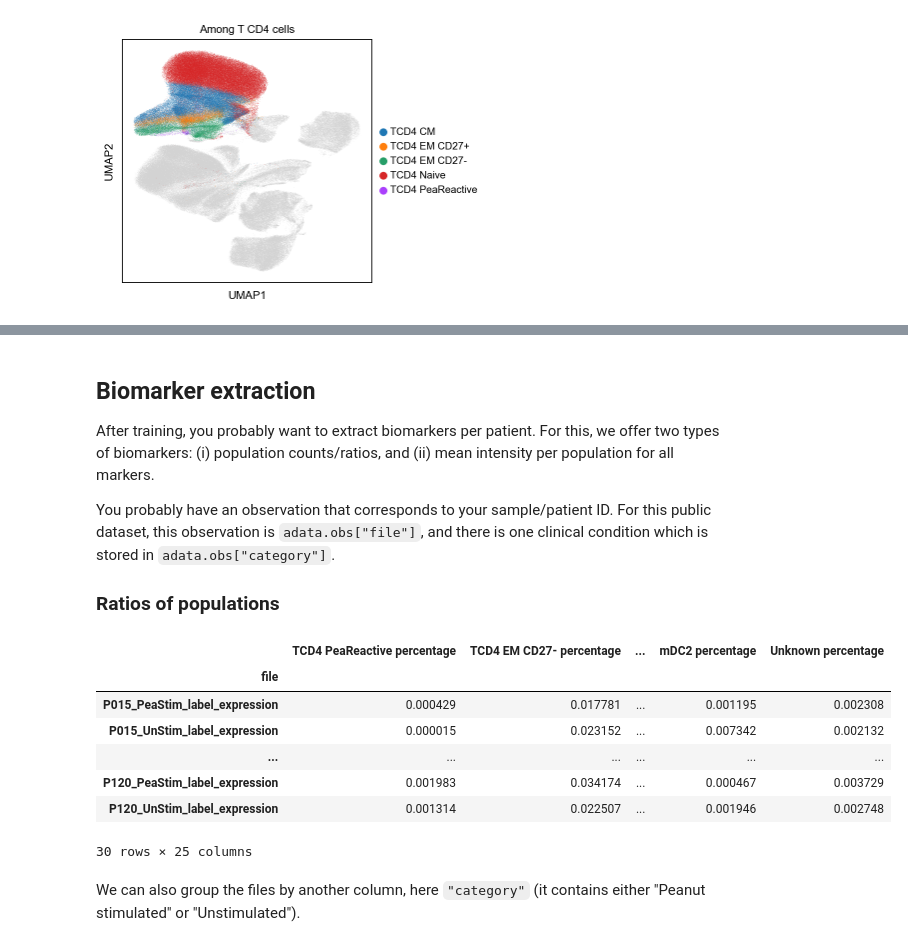
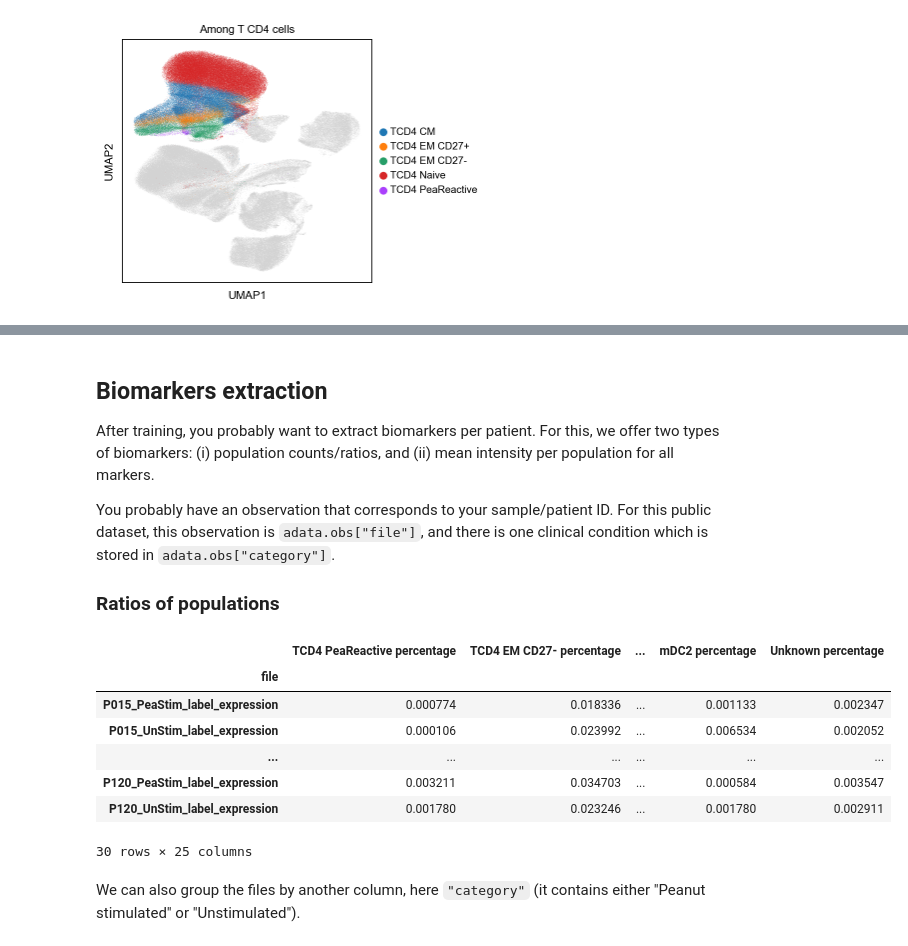
Before and after one commit to MICS-Lab/scyan, a Jupyter notebook: docs/tutorials/usage.ipynb, the cells around one changed output, grey strips where cells are left out. Cells and saved outputs as stored; diff of their text form; code cells hidden in the pictures.

```diff
--- a/docs/tutorials/usage.ipynb
+++ b/docs/tutorials/usage.ipynb
@@ -146,6 +164,6 @@ Children populations of T CD4 cells: {'TCD4 PeaReactive', 'TCD4 Naive', 'TCD4 EM
 Parent population of B naive cells: B cells
 # %% [markdown]
-## Biomarker extraction
+## Biomarkers extraction
 
 After training, you probably want to extract biomarkers per patient. For this, we offer two types of biomarkers: (i) population counts/ratios, and (ii) mean intensity per population for all markers.
 
@@ -158,15 +176,15 @@ import pandas as pd
 pd.set_option('display.max_rows', 5)
 pd.set_option('display.max_columns', 5)
 # %%
-scyan.tools.count_cell_populations(adata, "file", normalize=True)
+scyan.tools.cell_type_ratios(adata, "file")
 # %% [output]
 |  | TCD4 PeaReactive percentage | TCD4 EM CD27- percentage | ... | mDC2 percentage | Unknown percentage |
 | file |  |  |  |  |  |
-| P015_PeaStim_label_expression | 0.000429 | 0.017781 | ... | 0.001195 | 0.002308 |
-| P015_UnStim_label_expression | 0.000015 | 0.023152 | ... | 0.007342 | 0.002132 |
+| P015_PeaStim_label_expression | 0.000774 | 0.018336 | ... | 0.001133 | 0.002347 |
+| P015_UnStim_label_expression | 0.000106 | 0.023992 | ... | 0.006534 | 0.002052 |
 | ... | ... | ... | ... | ... | ... |
-| P120_PeaStim_label_expression | 0.001983 | 0.034174 | ... | 0.000467 | 0.003729 |
-| P120_UnStim_label_expression | 0.001314 | 0.022507 | ... | 0.001946 | 0.002748 |
+| P120_PeaStim_label_expression | 0.003211 | 0.034703 | ... | 0.000584 | 0.003547 |
+| P120_UnStim_label_expression | 0.001780 | 0.023246 | ... | 0.001780 | 0.002911 |
 30 rows × 25 columns
 # %% [markdown]
 We can also group the files by another column, here `"category"` (it contains either "Peanut stimulated" or "Unstimulated").
```
Also changed, not shown: parts of 16 cells of this notebook, 2 other files.
